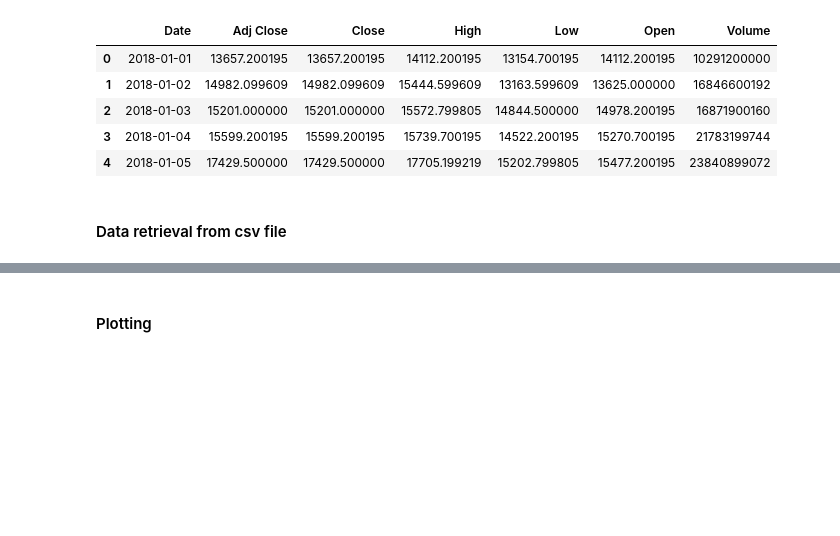
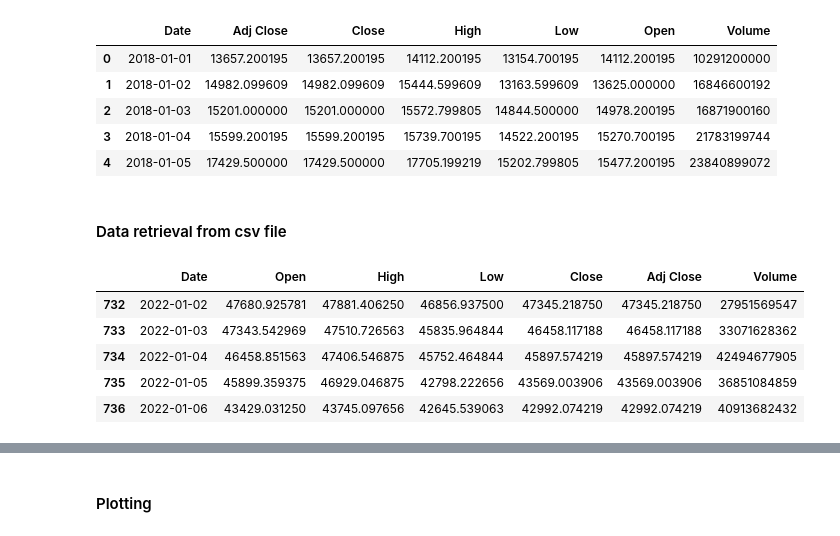
Before and after one commit to MarcoCalbucci/DataAnalytics, a Jupyter notebook: Pandas/Exercises/BTC_resample/btc_usd.ipynb, the cells around one changed output, grey strips where cells are left out. Drawn from its saved outputs; the diff is of its cells as text; code cells hidden in the pictures; blank space fills up the shorter version.

```diff
--- a/Pandas/Exercises/BTC_resample/btc_usd.ipynb
+++ b/Pandas/Exercises/BTC_resample/btc_usd.ipynb
@@ -82,4 +84,12 @@ df.head()
 # %% [markdown]
 #### Data retrieval from csv file
 # %%
-df = pandas.read_csv(r'https://raw.githubusercontent.com/MarcoCalbucci/DataAnalytics/main/Pandas/Esempi/Esempio%20financial%20data/BTC-USD_weekly.csv')
+df = pd.read_csv(r'https://raw.githubusercontent.com/MarcoCalbucci/DataAnalytics/main/Pandas/Exercises/BTC_resample/BTC-USD_daily.csv')
+df.tail()
+# %% [output]
+|  | Date | Open | High | Low | Close | Adj Close | Volume |
+| 732 | 2022-01-02 | 47680.925781 | 47881.406250 | 46856.937500 | 47345.218750 | 47345.218750 | 27951569547 |
+| 733 | 2022-01-03 | 47343.542969 | 47510.726563 | 45835.964844 | 46458.117188 | 46458.117188 | 33071628362 |
+| 734 | 2022-01-04 | 46458.851563 | 47406.546875 | 45752.464844 | 45897.574219 | 45897.574219 | 42494677905 |
+| 735 | 2022-01-05 | 45899.359375 | 46929.046875 | 42798.222656 | 43569.003906 | 43569.003906 | 36851084859 |
+| 736 | 2022-01-06 | 43429.031250 | 43745.097656 | 42645.539063 | 42992.074219 | 42992.074219 | 40913682432 |
```
Also changed, not shown: parts of 16 cells of this notebook.
